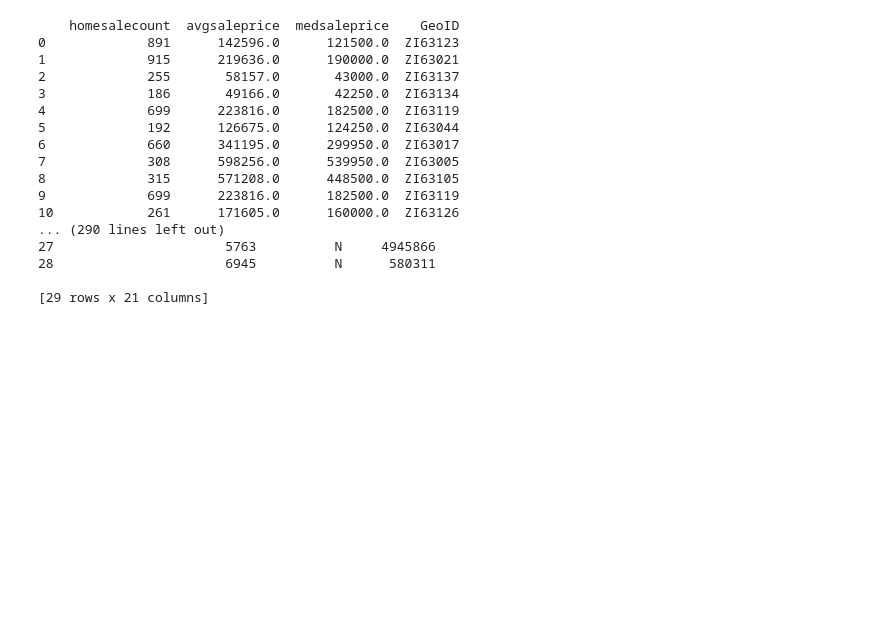
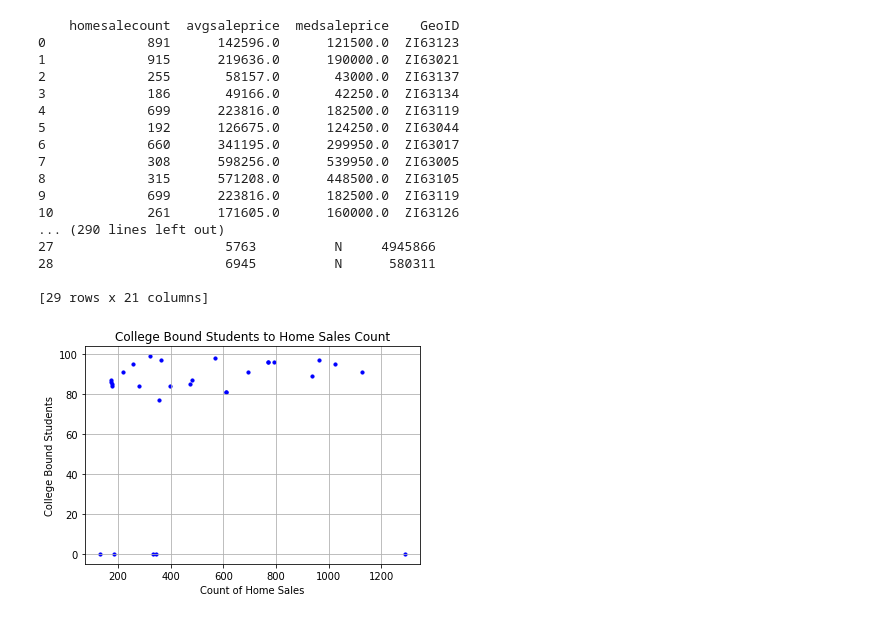
Before and after one commit to turtle3k/team-project, a Jupyter notebook: Data/ChartsforPresentation.ipynb, the cells around one changed output. Cells and saved outputs as stored; diff of their text form; code cells hidden in the pictures; blank space fills up the shorter version.

Commit message:
Attempt at Regression Line

```diff
--- a/Data/ChartsforPresentation.ipynb
+++ b/Data/ChartsforPresentation.ipynb
@@ -37,3 +38,25 @@ print(school_details)
 28                      6945          N      580311
 
 [29 rows x 21 columns]
+# %%
+plt.scatter(sales_details_2018["homesalecount"], school_details["collegebound"], marker="o", s = 10, color = ["blue"])
+
+#Attempt 1 at Regression Line
+#(slope, intercept, _, _, _) = linregress(sales_details_2018["homesalecount"], school_details["collegebound"])
+#fit = slope * sales_details_2018["homesalecount"] + intercept
+#fig, ax = plt.subplots()
+#ax.set_xlim(0, 10)
+#ax.set_ylim(0, 10)
+#ax.plot(sales_details_2018["homesalecount"], school_details["collegebound"], linewidth=0, marker='o')
+#ax.plot(sales_details_2018["homesalecount"], fit, 'b--')
+
+plt.title("College Bound Students to Home Sales Count")
+plt.xlabel("Count of Home Sales")
+plt.ylabel("College Bound Students")
+plt.grid(True)
+
+#plt.savefig("CollegeBoundHomeSalesCount.png")
+
+plt.show()
+# %% [output]
+[figure, added]
```
Also changed, not shown: parts of 6 cells of this notebook.
